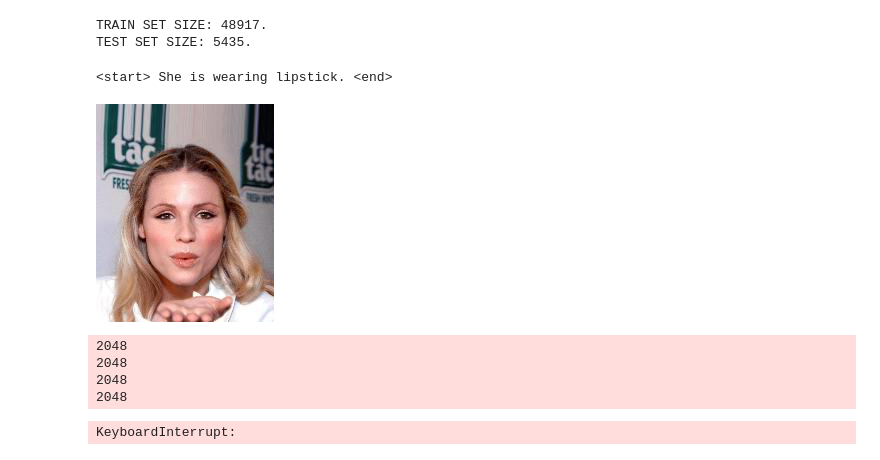
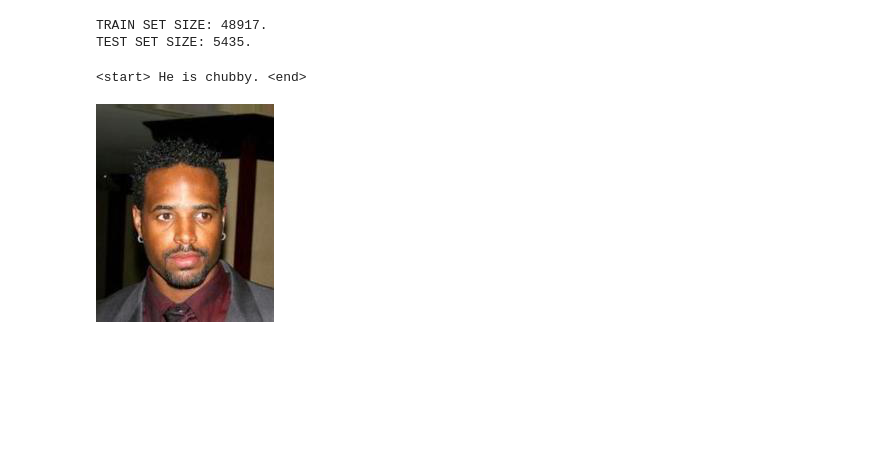
Before and after one commit to Idewan/AgentSpeaksHuman, a Jupyter notebook: models/Captioning.ipynb, the cells around one changed output. Drawn from its saved outputs; the diff is of its cells as text; code cells hidden in the pictures; blank space fills up the shorter version.

```diff
--- a/models/Captioning.ipynb
+++ b/models/Captioning.ipynb
@@ -76,13 +76,12 @@ for i in range(len(img_name_vector)):
 TRAIN SET SIZE: 48917.
 TEST SET SIZE: 5435.
 # %%
-print(train_captions[3])
-Image.open(f"../dataset/prep_data/{train_image_name[3]}")
+print(train_captions[7])
+Image.open(f"../dataset/prep_data/{train_image_name[7]}")
 # %% [output]
-<start> She is wearing lipstick. <end>
+<start> He is chubby. <end>
-[figure, old version]
+[figure, new version]
 # %%
-
 encode_train = sorted(set(img_name_vector))
 image_dataset = tf.data.Dataset.from_tensor_slices(encode_train)
 image_dataset = image_dataset.map(
@@ -90,17 +89,9 @@ image_dataset = image_dataset.map(
 
 for img, path in tqdm(image_dataset):
     batch_features = image_features_extract_model(img)
-    print(batch_features.shape[0])
-    print(batch_features.shape[3])
     batch_features = tf.reshape(batch_features,
                                 (batch_features.shape[0], -1, batch_features.shape[3]))
 
-    # for bf, p in zip(batch_features, path):
-    #     path_of_feature = p.numpy().decode("utf-8")
-    #     np.save(path_of_feature, bf.numpy())
+    for bf, p in zip(batch_features, path):
+        path_of_feature = p.numpy().decode("utf-8")
+        np.save(path_of_feature, bf.numpy())
-# %% [output]
-2048
-2048
-2048
-2048
-KeyboardInterrupt:
```
Also changed, not shown: parts of 17 cells of this notebook, 11 other files.
